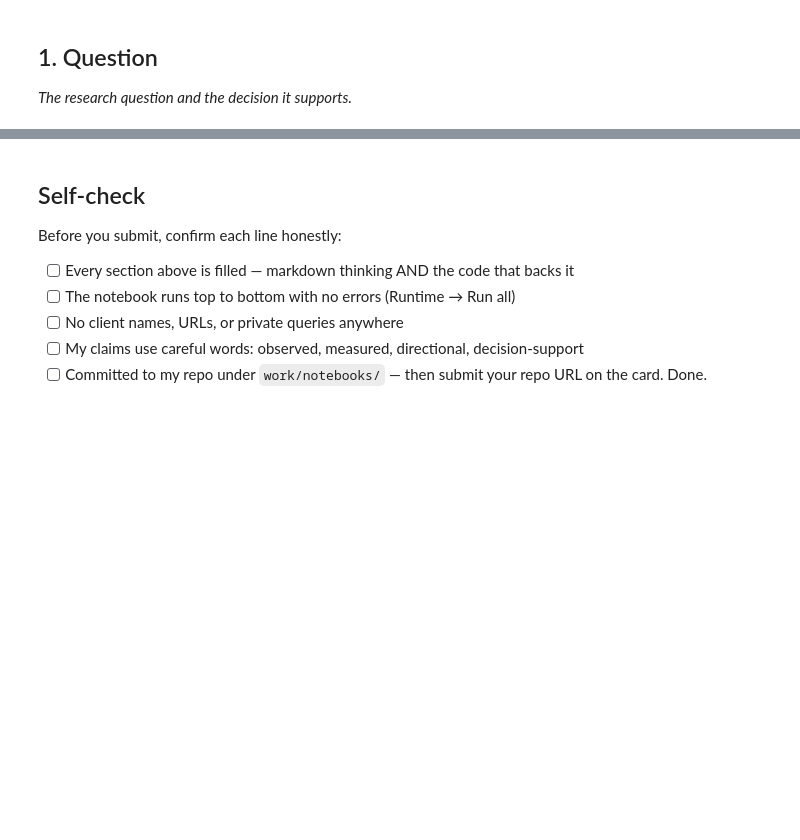
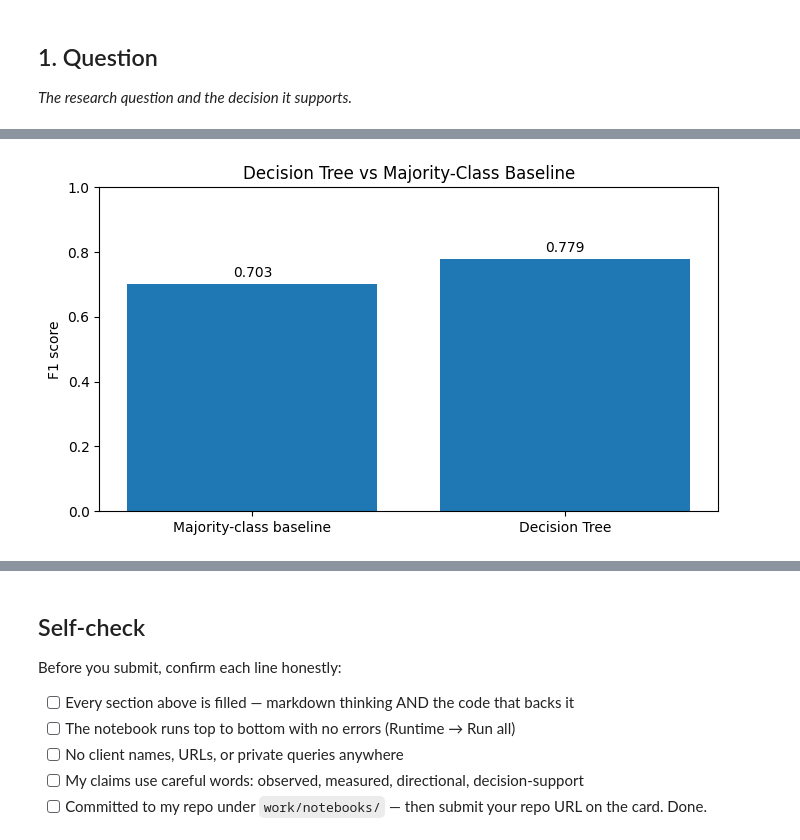
Before and after one commit to pr120107/flyrank-ml-internship, a Jupyter notebook: work/notebooks/capstone.ipynb, the cells around one changed output, grey strips where cells are left out. Saved outputs shown, nothing was run; the diff lists cells and outputs as text; code cells hidden in the pictures; blank space fills up the shorter version.

```diff
--- a/work/notebooks/capstone.ipynb
+++ b/work/notebooks/capstone.ipynb
@@ -36,0 +398,95 @@ This skeleton is yours to fill. Work the sections **in order** — each one has
+# %%
+import pandas as pd
+import matplotlib.pyplot as plt
+
+# Exact Week-5 model evaluation results
+results = pd.DataFrame([
+    {
+        "method": "Majority-class baseline",
+        "accuracy": 0.542000,
+        "precision": 0.542000,
+        "recall": 1.000000,
+        "f1": 0.702983
+    },
+    {
+        "method": "Decision Tree",
+        "accuracy": 0.739333,
+        "precision": 0.720711,
+        "recall": 0.847478,
+        "f1": 0.778971
+    }
+])
+
+print("Model vs baseline — same held-out split")
+print("----------------------------------------")
+
+display(
+    results.style.format({
+        "accuracy": "{:.4f}",
+        "precision": "{:.4f}",
+        "recall": "{:.4f}",
+        "f1": "{:.4f}"
+    })
+)
+
+# Week-6 generalization results
+grouped_validation = pd.DataFrame([
+    {
+        "validation": "Held-out validation",
+        "f1": 0.7790
+    },
+    {
+        "validation": "Unseen-client validation",
+        "f1": 0.6788
+    }
+])
+
+print("\nGeneralization check")
+print("--------------------")
+
+display(
+    grouped_validation.style.format({
+        "f1": "{:.4f}"
+    })
+)
+
+f1_drop = 0.7790 - 0.6788
+
+print(f"\nF1 change under unseen-client validation: {-f1_drop:.4f}")
+
+# Chart 1 — Model vs baseline
+plt.figure(figsize=(7, 4))
+
+plt.bar(
+    results["method"],
+    results["f1"]
+)
+
+plt.ylabel("F1 score")
+plt.title("Decision Tree vs Majority-Class Baseline")
+plt.ylim(0, 1)
+
+for i, value in enumerate(results["f1"]):
+    plt.text(i, value + 0.02, f"{value:.3f}", ha="center")
+
+plt.tight_layout()
+plt.show()
+
+# Chart 2 — Generalization check
+plt.figure(figsize=(7, 4))
+
+plt.bar(
+    grouped_validation["validation"],
+    grouped_validation["f1"]
+)
+
+plt.ylabel("F1 score")
+plt.title("F1 Under Different Validation Designs")
+plt.ylim(0, 1)
+
+for i, value in enumerate(grouped_validation["f1"]):
+    plt.text(i, value + 0.02, f"{value:.3f}", ha="center")
+
+plt.tight_layout()
+plt.show()
+# %% [output]
@@ -36,0 +504 @@ This skeleton is yours to fill. Work the sections **in order** — each one has
+[figure, added]
```
Also changed, not shown: parts of 27 cells of this notebook.
